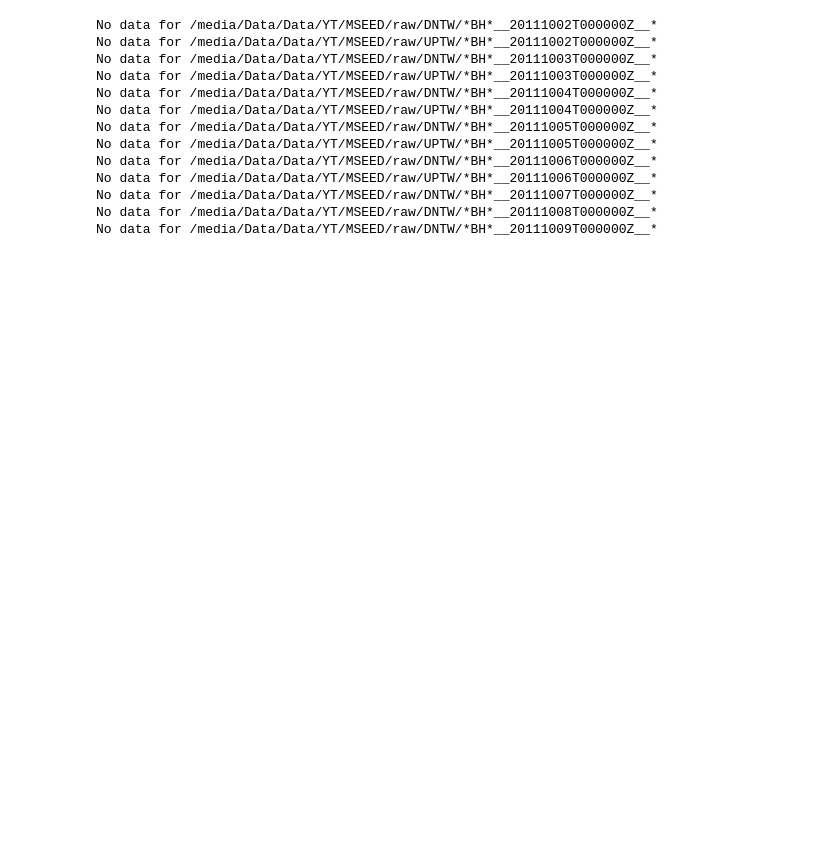
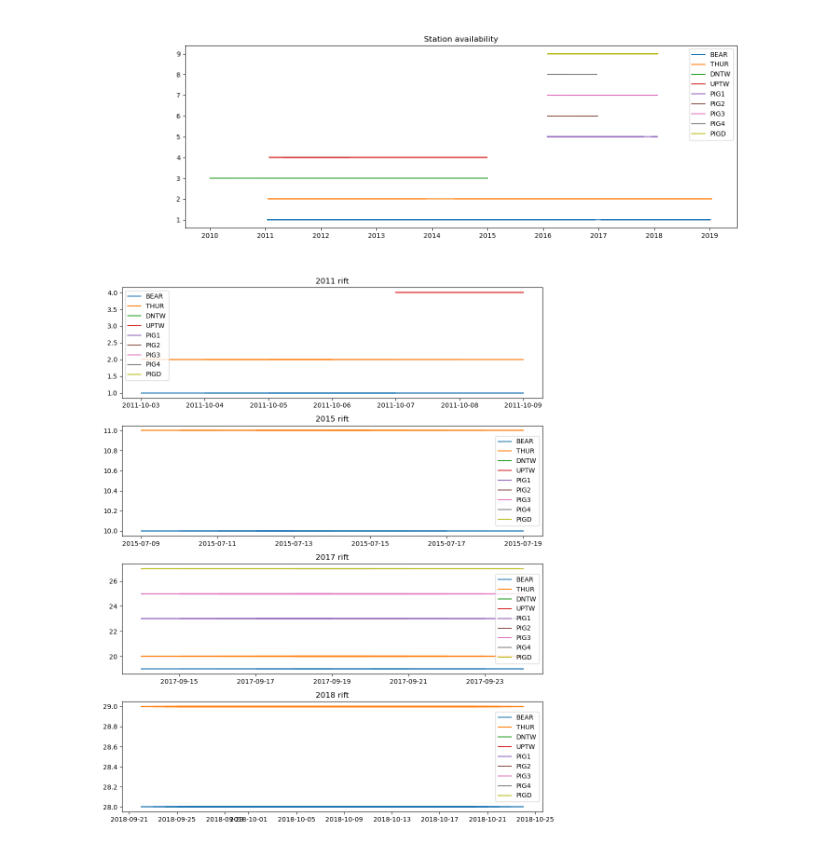
Before and after one commit to stepholinger/may_9, a Jupyter notebook: additional_events.ipynb, the cells around one changed output. Drawn from its saved outputs; the diff is of its cells as text; code cells hidden in the pictures; blank space fills up the shorter version.

```diff
--- a/additional_events.ipynb
+++ b/additional_events.ipynb
@@ -57,10 +71,11 @@ Read data, remove instrumental response, and basic preprocessing for each window
 
 # set times of interest
 time_win_dict = {}
-time_win_dict[0] = {'start':datetime.datetime(2011,10,2),'end':datetime.datetime(2011,10,10)}
+time_win_dict[0] = {'start':datetime(2011,10,2),'end':datetime.datetime(2011,10,10)}
 time_win_dict[1] = {'start':datetime.datetime(2015,7,8),'end':datetime.datetime(2015,7,20)}
 time_win_dict[2] = {'start':datetime.datetime(2017,9,13),'end':datetime.datetime(2017,9,25)}
-time_win_dict[3] = {'start':datetime.datetime(2018,9,21),'end':datetime.datetime(2018,10,25)}
+time_win_dict[3] = {'start':datetime.datetime(2018,9,21),'end':datetime.datetime(2018,10,12)}
+time_win_dict[4] = {'start':datetime.datetime(2018,10,12),'end':datetime.datetime(2018,10,25)}
 
 # read in traces without instrument response removed
 for i in range(len(time_win_dict)):
@@ -79,7 +94,7 @@ for i in range(len(time_win_dict)):
             print("No data for " + str(f))
 
     # merge streams from corresponding stations and channels
-    st_raw.merge()
+    st_raw.merge(fill_value=0)
 
     # basic preprocessing
     st_raw.detrend("demean")
@@ -102,20 +117,50 @@ for i in range(len(time_win_dict)):
     st_1000s_downsampled.write("data/MSEED/" + start_string + "_" + end_string + "_regional_velocity_1000s_downsampled.MSEED")
     st_raw_downsampled = st_raw.resample(1)
     st_raw_downsampled.write("data/MSEED/" + start_string + "_" + end_string + "_regional_velocity_raw_downsampled.MSEED")
-# %% [output]
-No data for /media/Data/Data/YT/MSEED/raw/DNTW/*BH*__20111002T000000Z__*
-No data for /media/Data/Data/YT/MSEED/raw/UPTW/*BH*__20111002T000000Z__*
-No data for /media/Data/Data/YT/MSEED/raw/DNTW/*BH*__20111003T000000Z__*
-No data for /media/Data/Data/YT/MSEED/raw/UPTW/*BH*__20111003T000000Z__*
-No data for /media/Data/Data/YT/MSEED/raw/DNTW/*BH*__20111004T000000Z__*
-No data for /media/Data/Data/YT/MSEED/raw/UPTW/*BH*__20111004T000000Z__*
-No data for /media/Data/Data/YT/MSEED/raw/DNTW/*BH*__20111005T000000Z__*
-No data for /media/Data/Data/YT/MSEED/raw/UPTW/*BH*__20111005T000000Z__*
-No data for /media/Data/Data/YT/MSEED/raw/DNTW/*BH*__20111006T000000Z__*
-No data for /media/Data/Data/YT/MSEED/raw/UPTW/*BH*__20111006T000000Z__*
-No data for /media/Data/Data/YT/MSEED/raw/DNTW/*BH*__20111007T000000Z__*
-No data for /media/Data/Data/YT/MSEED/raw/DNTW/*BH*__20111008T000000Z__*
-No data for /media/Data/Data/YT/MSEED/raw/DNTW/*BH*__20111009T000000Z__*
+# %%
+'''
+
+Check which stations are available for times where imagery suggests rift activity
+
+'''
+
+# set times of interest
+time_win_dict = {}
+time_win_dict[0] = {'start':datetime.datetime(2011,10,2),'end':datetime.datetime(2011,10,10)}
+time_win_dict[1] = {'start':datetime.datetime(2015,7,8),'end':datetime.datetime(2015,7,20)}
+time_win_dict[2] = {'start':datetime.datetime(2017,9,13),'end':datetime.datetime(2017,9,25)}
+time_win_dict[3] = {'start':datetime.datetime(2018,9,21),'end':datetime.datetime(2018,10,25)}
+
+# plot station availability during times of interest
+fig = plt.figure(figsize=(15,5))
+position = 0
+for n in range(len(networks)):
+    for s in range(len(stats[n])):
+        files = glob.glob(path + networks[n] + "/MSEED/raw/" + stats[n][s] + "/*" + chans[n] + "*")
+        dates = [datetime.datetime.strptime(f.split("__")[1],"%Y%m%dT000000Z") for f in files]
+        plt.plot(dates,np.ones(len(dates))+position,label=stats[n][s])
+        position += 1
+plt.legend()
+plt.title("Station availability")
+plt.show()
+
+rifts = ["2011 rift","2015 rift","2017 rift", "2018 rift"]
+fig,ax = plt.subplots(len(time_win_dict),figsize=(10,12))
+position = 0
+for i in range(len(time_win_dict)):
+    for n in range(len(networks[n])):
+        for s in range(len(stats[n])):
+            files = glob.glob(path + networks[n] + "/MSEED/raw/" + stats[n][s] + "/*" + chans[n] + "*")
+            dates = np.array([datetime.datetime.strptime(f.split("__")[1],"%Y%m%dT000000Z") for f in files])
+            time_ind = np.logical_and([dates>time_win_dict[i]['start']],[dates<time_win_dict[i]['end']])[0]
+            ax[i].plot(dates[time_ind],np.ones(len(dates[time_ind]))+position,label=stats[n][s])
+            position+=1
+    ax[i].set_title(rifts[i])
+    ax[i].legend()
+plt.tight_layout()
+# %% [output]
+[figure, added]
+[figure, added]
 # %%
 '''
 
```
Also changed, not shown: parts of 3 cells of this notebook, 1 other file.
